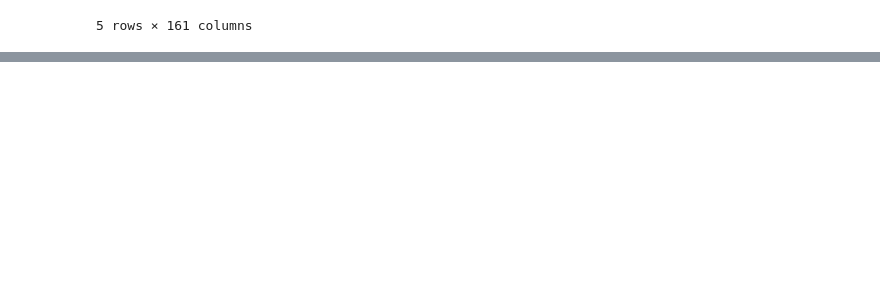
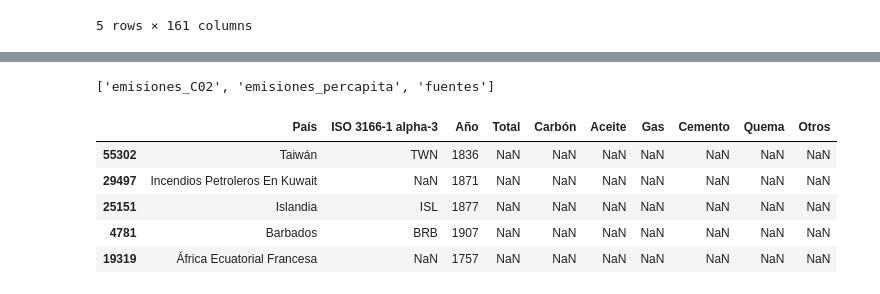
Before and after one commit to cmrondon2000/pandas-es-formatosarchivos, a Jupyter notebook: PandasES.ipynb, the cells around one changed output, grey strips where cells are left out. Drawn from its saved outputs; the diff is of its cells as text; code cells hidden in the pictures; blank space fills up the shorter version.

```diff
--- a/PandasES.ipynb
+++ b/PandasES.ipynb
@@ -109,0 +125,15 @@ datos_sus.head()
+# %%
+pd.ExcelFile(archivo).sheet_names
+# %% [output]
+['emisiones_C02', 'emisiones_percapita', 'fuentes']
+# %%
+percapita = pd.read_excel(archivo, sheet_name = "emisiones_percapita")
+percapita.tail()
+percapita.sample(5)
+# %% [output]
+|  | País | ISO 3166-1 alpha-3 | Año | Total | Carbón | Aceite | Gas | Cemento | Quema | Otros |
+| 55302 | Taiwán | TWN | 1836 | NaN | NaN | NaN | NaN | NaN | NaN | NaN |
+| 29497 | Incendios Petroleros En Kuwait | NaN | 1871 | NaN | NaN | NaN | NaN | NaN | NaN | NaN |
+| 25151 | Islandia | ISL | 1877 | NaN | NaN | NaN | NaN | NaN | NaN | NaN |
+| 4781 | Barbados | BRB | 1907 | NaN | NaN | NaN | NaN | NaN | NaN | NaN |
+| 19319 | África Ecuatorial Francesa | NaN | 1757 | NaN | NaN | NaN | NaN | NaN | NaN | NaN |
```
Also changed, not shown: parts of 12 cells of this notebook.
